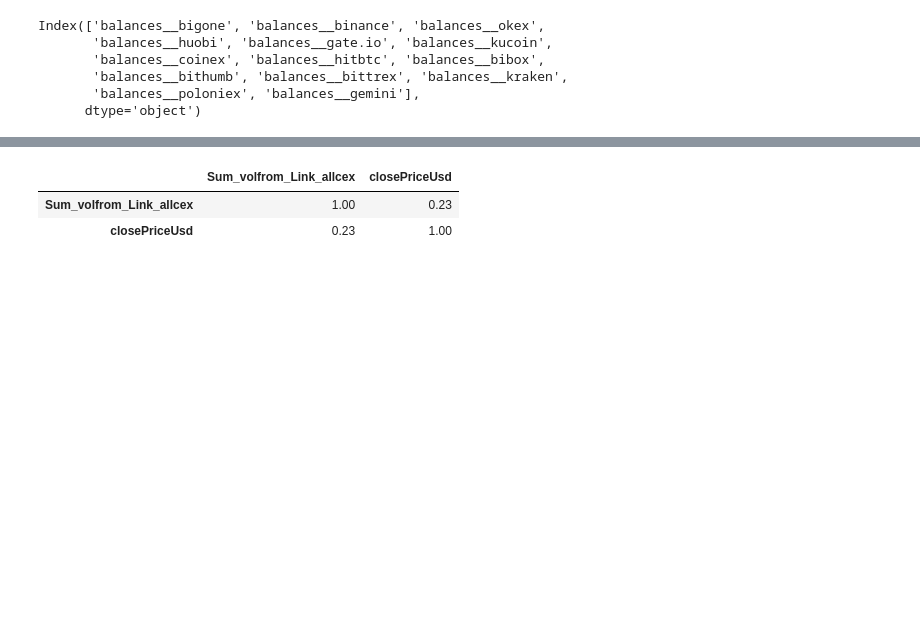
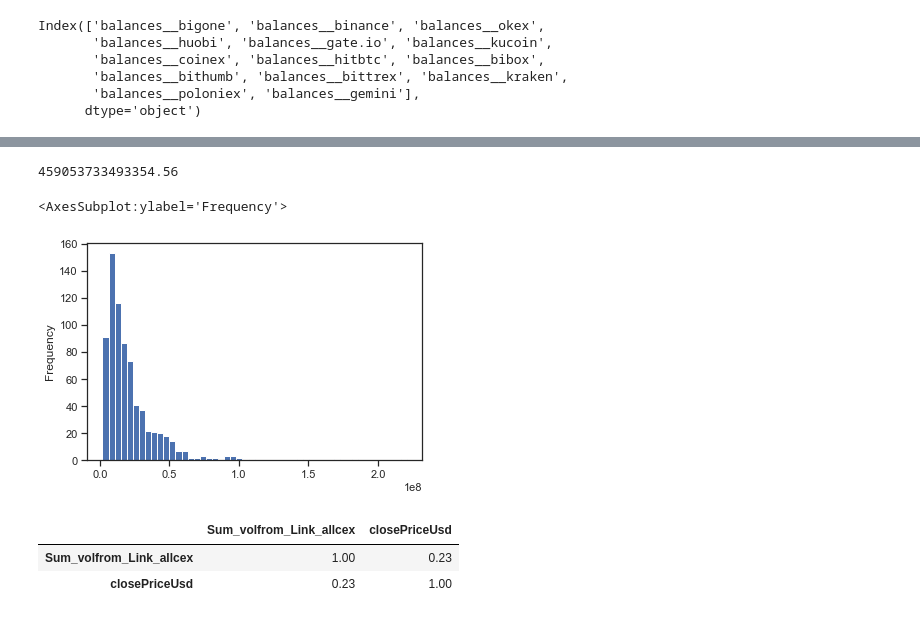
Before and after one commit to willr-seriousprojects/maker-dao, a Jupyter notebook: Maker-Risk/LINK/link.ipynb, the cells around one changed output, grey strips where cells are left out. Saved outputs shown, nothing was run; the diff lists cells and outputs as text; code cells hidden in the pictures; blank space fills up the shorter version.

```diff
--- a/Maker-Risk/LINK/link.ipynb
+++ b/Maker-Risk/LINK/link.ipynb
@@ -4805,3 +4919,13 @@ Source: Glassnode
+# %%
+print(df1.var())
+# %% [output]
+459053733493354.56
+# %%
+df1 = df.sum(axis=1)
+df1.plot(kind='hist', bins=50)
+# %% [output]
+<AxesSubplot:ylabel='Frequency'>
+[figure, added]
 # %%
 df_link_cexvol_day[['Sum_volfrom_Link_allcex','closePriceUsd']].corr()
 # %% [output]
```
Also changed, not shown: parts of 46 cells of this notebook, 3 other files.
